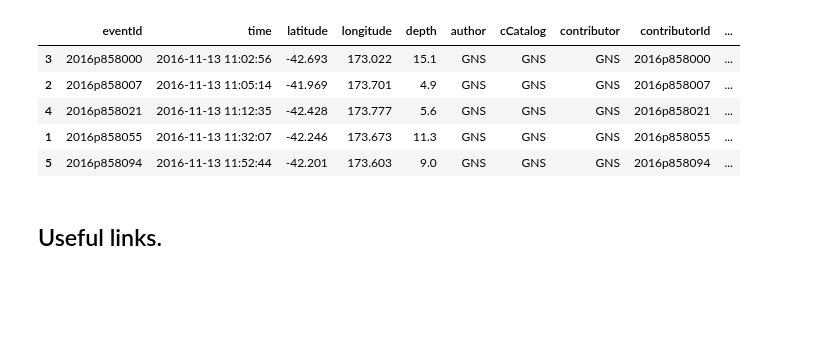
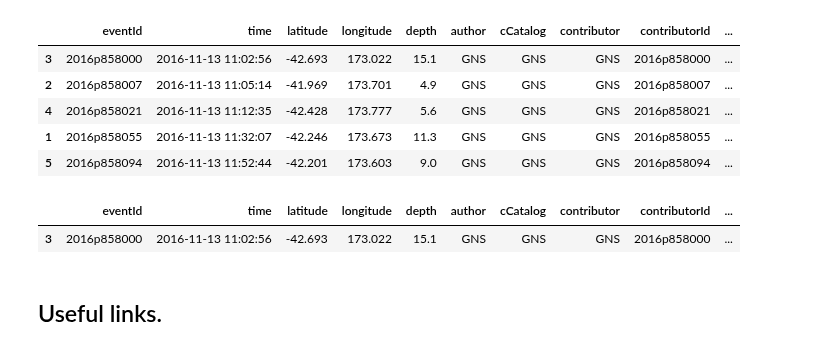
Before and after one commit to JenLowe/data_tutorials, a Jupyter notebook: Seismic_Data/R/Event_Data_using_FDSN_in_R.ipynb, the cells around one changed output. Drawn from its saved outputs; the diff is of its cells as text; code cells hidden in the pictures; blank space fills up the shorter version.

```diff
--- a/Seismic_Data/R/Event_Data_using_FDSN_in_R.ipynb
+++ b/Seismic_Data/R/Event_Data_using_FDSN_in_R.ipynb
@@ -136,6 +152,11 @@ events
 | 4 | 2016p858021 | 2016-11-13 11:12:35 | -42.428 | 173.777 | 5.6 | GNS | GNS | GNS | 2016p858021 | ... |
 | 1 | 2016p858055 | 2016-11-13 11:32:07 | -42.246 | 173.673 | 11.3 | GNS | GNS | GNS | 2016p858055 | ... |
 | 5 | 2016p858094 | 2016-11-13 11:52:44 | -42.201 | 173.603 | 9.0 | GNS | GNS | GNS | 2016p858094 | ... |
+# %%
+events[1,]
+# %% [output]
+|  | eventId | time | latitude | longitude | depth | author | cCatalog | contributor | contributorId | ... |
+| 3 | 2016p858000 | 2016-11-13 11:02:56 | -42.693 | 173.022 | 15.1 | GNS | GNS | GNS | 2016p858000 | ... |
 # %% [markdown]
 ## Useful links.
 # %% [markdown]
```
Also changed, not shown: parts of 3 cells of this notebook, 5 other files.
